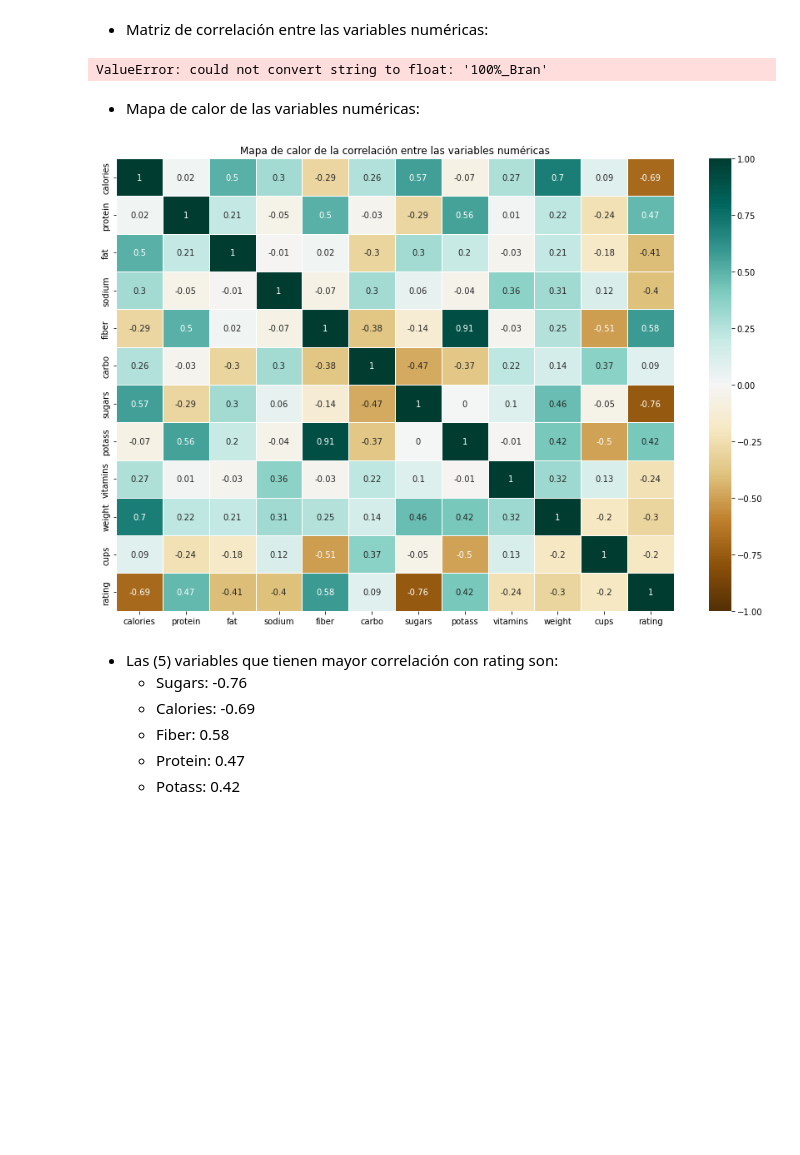
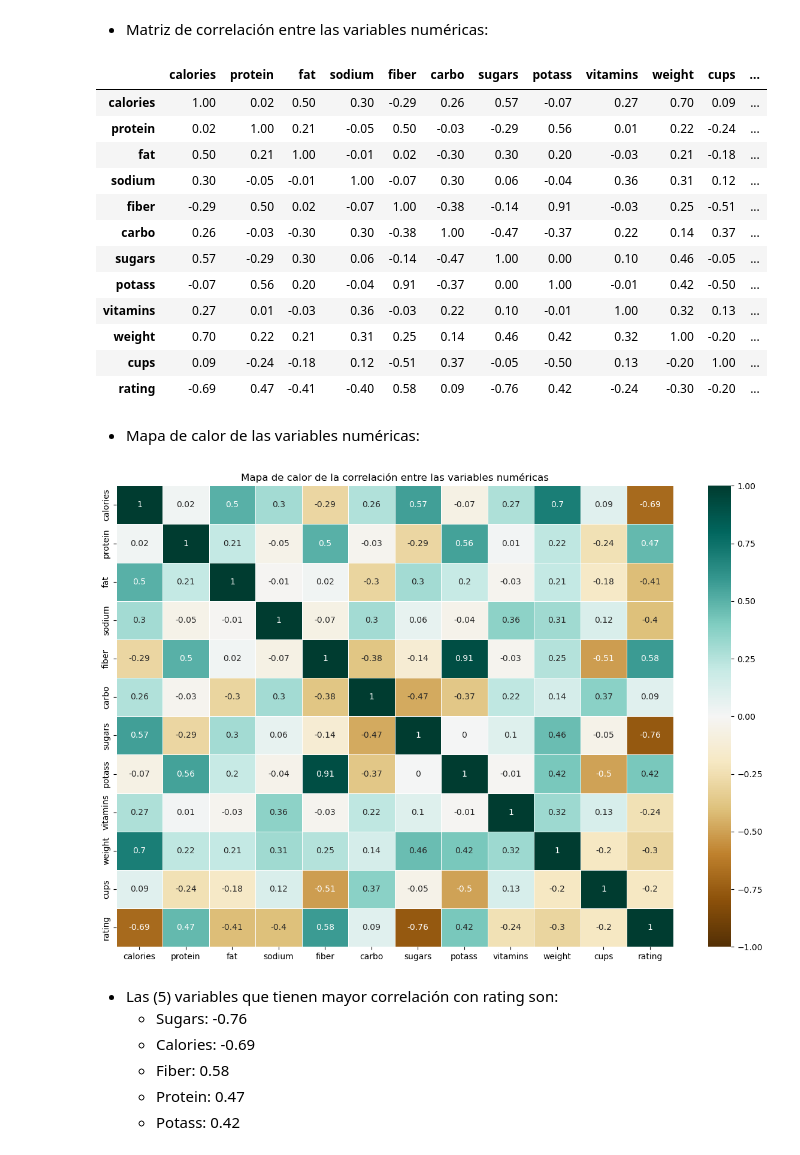
Before and after one commit to alexgarma/TC4029-ciencia-y-analitica-de-datos-equipo83, a Jupyter notebook: notebooks/Actividad7PCA_Equipo83.ipynb, the cells around one changed output. Cells and saved outputs as stored; diff of their text form; code cells hidden in the pictures; blank space fills up the shorter version.

```diff
--- a/notebooks/Actividad7PCA_Equipo83.ipynb
+++ b/notebooks/Actividad7PCA_Equipo83.ipynb
@@ -427,10 +427,22 @@ manufacturer_stats
 # %% [markdown]
 - Matriz de correlación entre las variables numéricas:
 # %%
-correlation_matrix = round(cereals_df.corr(), 2)
+correlation_matrix = round(cereals_df.corr(numeric_only=True), 2)
 correlation_matrix
 # %% [output]
-ValueError: could not convert string to float: '100%_Bran'
+|  | calories | protein | fat | sodium | fiber | carbo | sugars | potass | vitamins | weight | cups | ... |
+| calories | 1.00 | 0.02 | 0.50 | 0.30 | -0.29 | 0.26 | 0.57 | -0.07 | 0.27 | 0.70 | 0.09 | ... |
+| protein | 0.02 | 1.00 | 0.21 | -0.05 | 0.50 | -0.03 | -0.29 | 0.56 | 0.01 | 0.22 | -0.24 | ... |
+| fat | 0.50 | 0.21 | 1.00 | -0.01 | 0.02 | -0.30 | 0.30 | 0.20 | -0.03 | 0.21 | -0.18 | ... |
+| sodium | 0.30 | -0.05 | -0.01 | 1.00 | -0.07 | 0.30 | 0.06 | -0.04 | 0.36 | 0.31 | 0.12 | ... |
+| fiber | -0.29 | 0.50 | 0.02 | -0.07 | 1.00 | -0.38 | -0.14 | 0.91 | -0.03 | 0.25 | -0.51 | ... |
+| carbo | 0.26 | -0.03 | -0.30 | 0.30 | -0.38 | 1.00 | -0.47 | -0.37 | 0.22 | 0.14 | 0.37 | ... |
+| sugars | 0.57 | -0.29 | 0.30 | 0.06 | -0.14 | -0.47 | 1.00 | 0.00 | 0.10 | 0.46 | -0.05 | ... |
+| potass | -0.07 | 0.56 | 0.20 | -0.04 | 0.91 | -0.37 | 0.00 | 1.00 | -0.01 | 0.42 | -0.50 | ... |
+| vitamins | 0.27 | 0.01 | -0.03 | 0.36 | -0.03 | 0.22 | 0.10 | -0.01 | 1.00 | 0.32 | 0.13 | ... |
+| weight | 0.70 | 0.22 | 0.21 | 0.31 | 0.25 | 0.14 | 0.46 | 0.42 | 0.32 | 1.00 | -0.20 | ... |
+| cups | 0.09 | -0.24 | -0.18 | 0.12 | -0.51 | 0.37 | -0.05 | -0.50 | 0.13 | -0.20 | 1.00 | ... |
+| rating | -0.69 | 0.47 | -0.41 | -0.40 | 0.58 | 0.09 | -0.76 | 0.42 | -0.24 | -0.30 | -0.20 | ... |
 # %% [markdown]
 - Mapa de calor de las variables numéricas:
 # %%
@@ -439,7 +451,7 @@ sns.heatmap(correlation_matrix, vmin=-1, vmax=1, annot=True, linewidths=0.5, cma
 plt.title('Mapa de calor de la correlación entre las variables numéricas')
 plt.show()
 # %% [output]
-[figure, old version]
+[figure, new version]
 # %% [markdown]
 - Las (5) variables que tienen mayor correlación con rating son:
   - Sugars: -0.76
```
Also changed, not shown: parts of 6 cells of this notebook.
